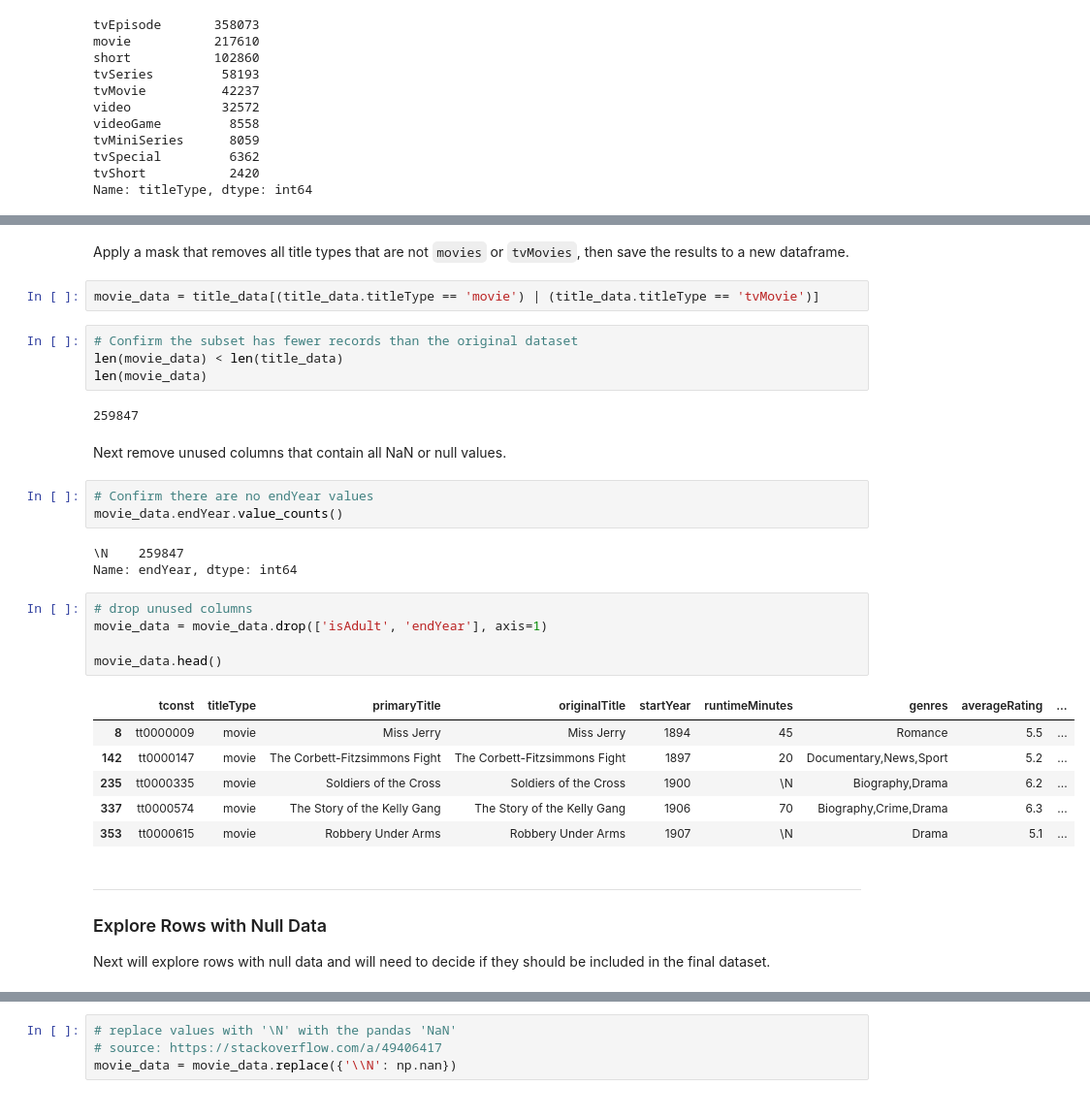
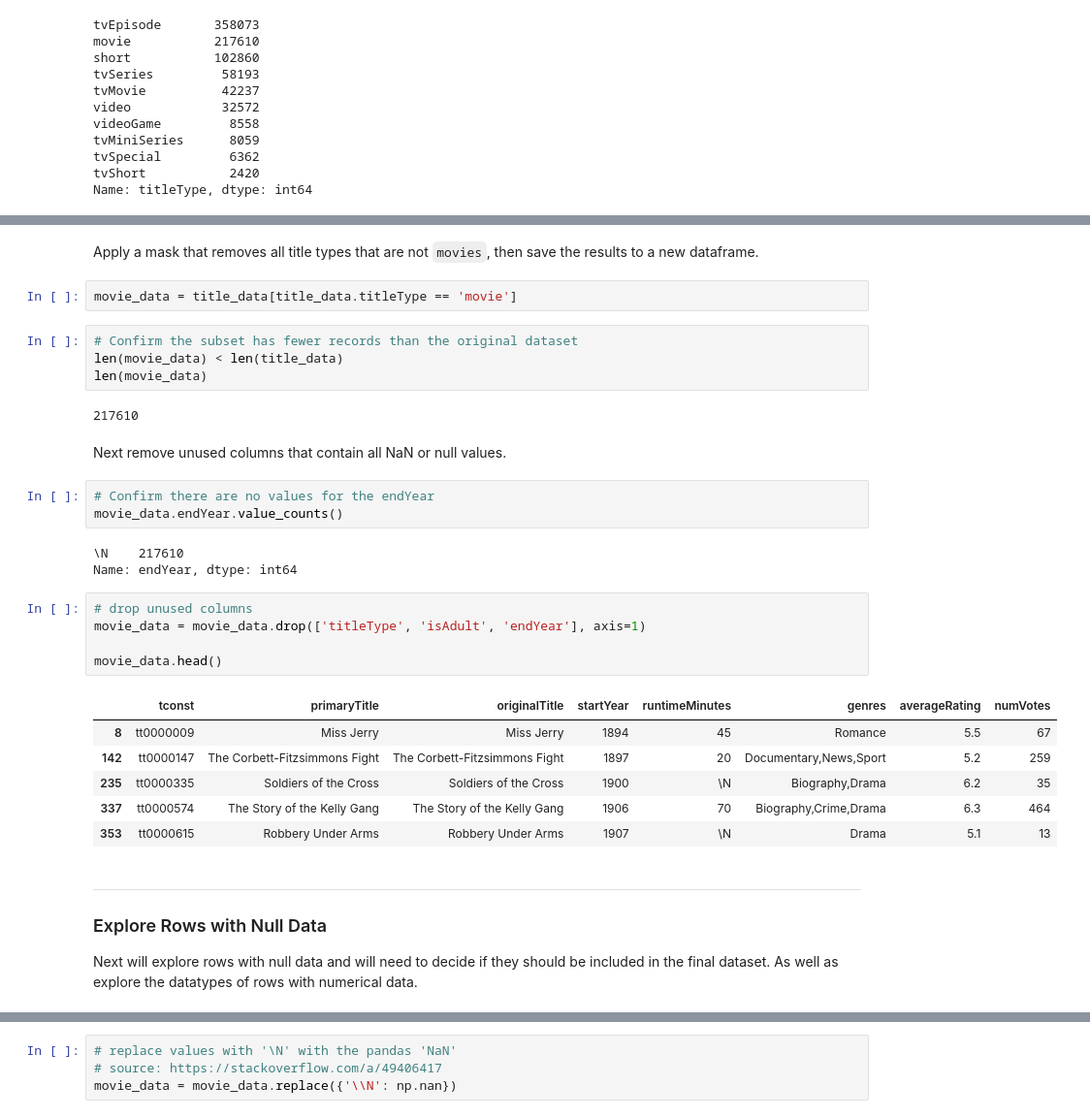
Before and after one commit to dniedermier-cscc/Scrum-Lords-Capstone-2018, a Jupyter notebook: IMDB/Working Notebooks/IMDB_Capstone_CS.ipynb, the cells around one changed output, grey strips where cells are left out. Shown at 97% size. Cells and saved outputs as stored; diff of their text form.

```diff
--- a/IMDB/Working Notebooks/IMDB_Capstone_CS.ipynb
+++ b/IMDB/Working Notebooks/IMDB_Capstone_CS.ipynb
@@ -251,40 +255,40 @@ freq        5848
 Name: startYear, dtype: object
 # %% [markdown]
-Apply a mask that removes all title types that are not `movies` or `tvMovies`, then save the results to a new dataframe.
+Apply a mask that removes all title types that are not `movies`, then save the results to a new dataframe.
 # %%
-movie_data = title_data[(title_data.titleType == 'movie') | (title_data.titleType == 'tvMovie')]
+movie_data = title_data[title_data.titleType == 'movie']
 # %%
 # Confirm the subset has fewer records than the original dataset
 len(movie_data) < len(title_data)
 len(movie_data)
 # %% [output]
-259847
+217610
 # %% [markdown]
 Next remove unused columns that contain all NaN or null values.
 # %%
-# Confirm there are no endYear values
+# Confirm there are no values for the endYear
 movie_data.endYear.value_counts()
 # %% [output]
-\N    259847
+\N    217610
 Name: endYear, dtype: int64
 # %%
 # drop unused columns
-movie_data = movie_data.drop(['isAdult', 'endYear'], axis=1)
+movie_data = movie_data.drop(['titleType', 'isAdult', 'endYear'], axis=1)
 
 movie_data.head()
 # %% [output]
-|  | tconst | titleType | primaryTitle | originalTitle | startYear | runtimeMinutes | genres | averageRating | ... |
-| 8 | tt0000009 | movie | Miss Jerry | Miss Jerry | 1894 | 45 | Romance | 5.5 | ... |
-| 142 | tt0000147 | movie | The Corbett-Fitzsimmons Fight | The Corbett-Fitzsimmons Fight | 1897 | 20 | Documentary,News,Sport | 5.2 | ... |
-| 235 | tt0000335 | movie | Soldiers of the Cross | Soldiers of the Cross | 1900 | \N | Biography,Drama | 6.2 | ... |
-| 337 | tt0000574 | movie | The Story of the Kelly Gang | The Story of the Kelly Gang | 1906 | 70 | Biography,Crime,Drama | 6.3 | ... |
-| 353 | tt0000615 | movie | Robbery Under Arms | Robbery Under Arms | 1907 | \N | Drama | 5.1 | ... |
+|  | tconst | primaryTitle | originalTitle | startYear | runtimeMinutes | genres | averageRating | numVotes |
+| 8 | tt0000009 | Miss Jerry | Miss Jerry | 1894 | 45 | Romance | 5.5 | 67 |
+| 142 | tt0000147 | The Corbett-Fitzsimmons Fight | The Corbett-Fitzsimmons Fight | 1897 | 20 | Documentary,News,Sport | 5.2 | 259 |
+| 235 | tt0000335 | Soldiers of the Cross | Soldiers of the Cross | 1900 | \N | Biography,Drama | 6.2 | 35 |
+| 337 | tt0000574 | The Story of the Kelly Gang | The Story of the Kelly Gang | 1906 | 70 | Biography,Crime,Drama | 6.3 | 464 |
+| 353 | tt0000615 | Robbery Under Arms | Robbery Under Arms | 1907 | \N | Drama | 5.1 | 13 |
 # %% [markdown]
 <hr>
 
 ### Explore Rows with Null Data
 
-Next will explore rows with null data and will need to decide if they should be included in the final dataset.
+Next will explore rows with null data and will need to decide if they should be included in the final dataset. As well as explore the datatypes of rows with numerical data.
 # %%
 # check if any rows are missing data
 movie_data.isnull().sum()
```
Also changed, not shown: parts of 39 cells of this notebook, 2 other files.
